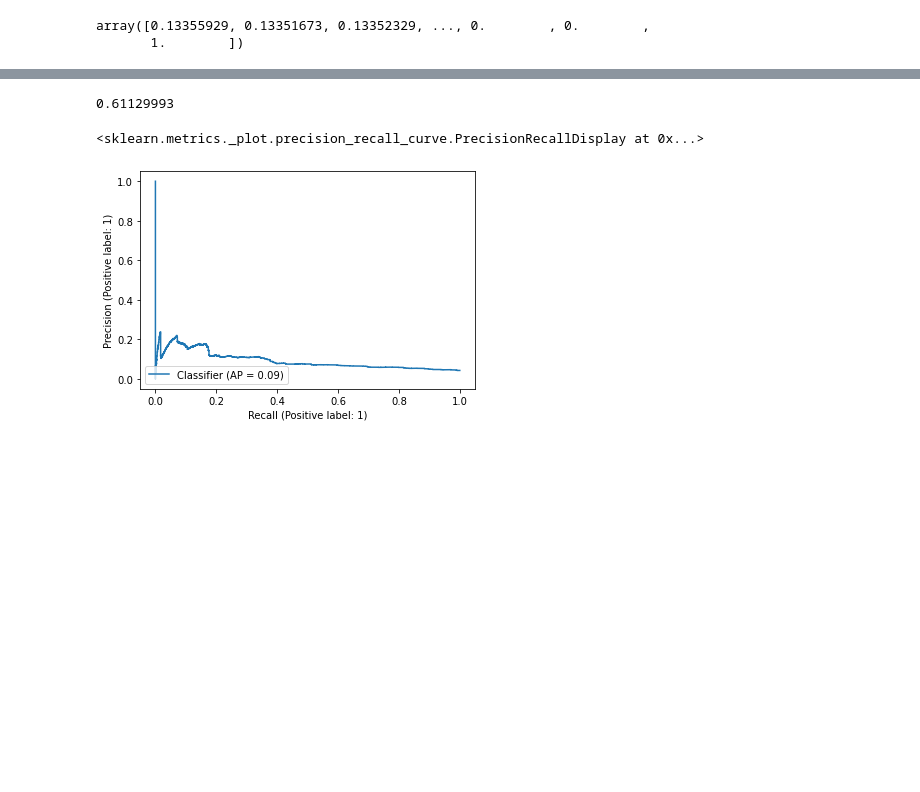
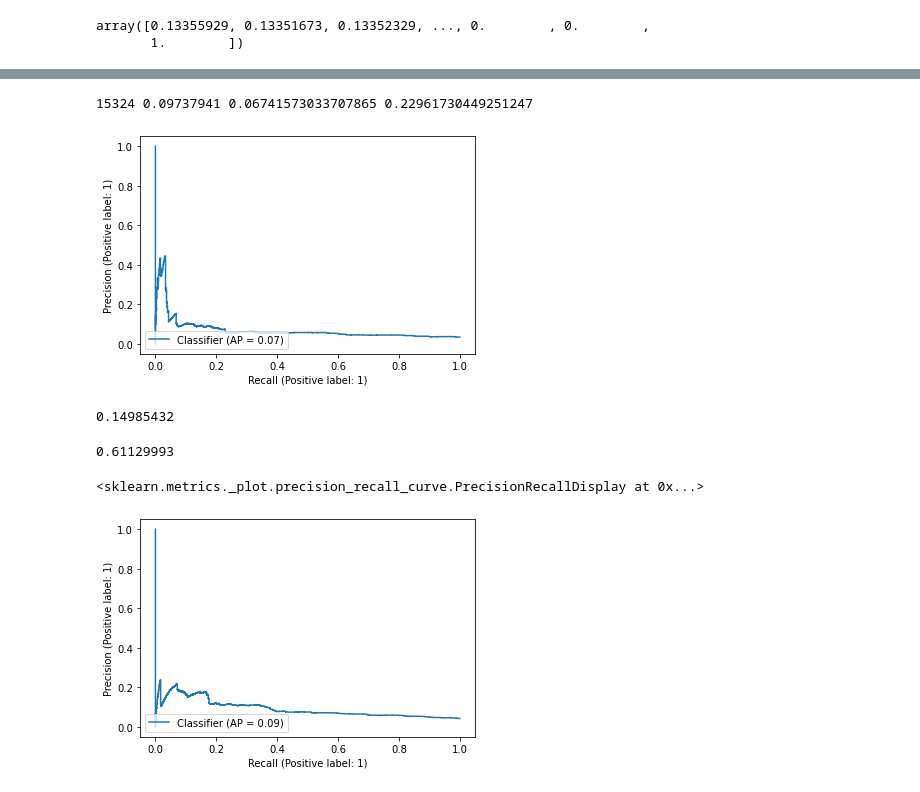
Before and after one commit to crazyleg/binancepredict, a Jupyter notebook: test_set_analysis.ipynb, the cells around one changed output, grey strips where cells are left out. Saved outputs shown, nothing was run; the diff lists cells and outputs as text; code cells hidden in the pictures; blank space fills up the shorter version.

```diff
--- a/test_set_analysis.ipynb
+++ b/test_set_analysis.ipynb
@@ -140,0 +139,15 @@ thr[20300]
+# %%
+s = 2000
+from sklearn.metrics import precision_recall_curve
+from sklearn.metrics import PrecisionRecallDisplay
+prec, recall, thr = precision_recall_curve(y_test_down[3000:,c], stable_sigmoid(y_hat_test_up[3000:,c]))
+PrecisionRecallDisplay.from_predictions(y_test_down[3000:,c], stable_sigmoid(y_hat_test_up[3000:,c]))
+print(prec[s:-5].argmax(), thr[prec[s:-1].argmax()], prec[prec[s:-1].argmax()], recall[prec[s:-1].argmax()])
+# %% [output]
+15324 0.09737941 0.06741573033707865 0.22961730449251247
+[figure, added]
+# %%
+y_test_up[:,c][stable_sigmoid(y_hat_test_up[:,c])>.3].mean()
+y_test_up[:,c][stable_sigmoid(y_hat_test_up[:,c])<.3].mean()
+# %% [output]
+0.14985432
```
Also changed, not shown: parts of 10 cells of this notebook, 5 other files.
